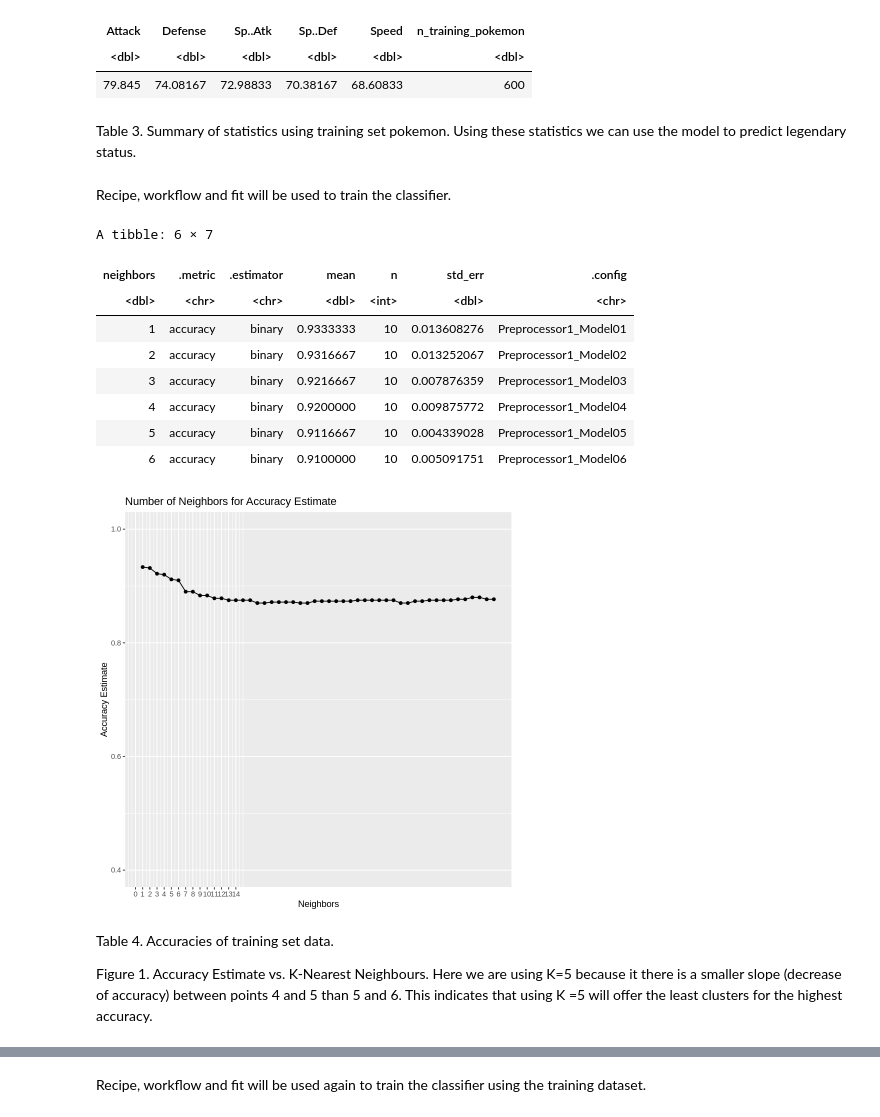
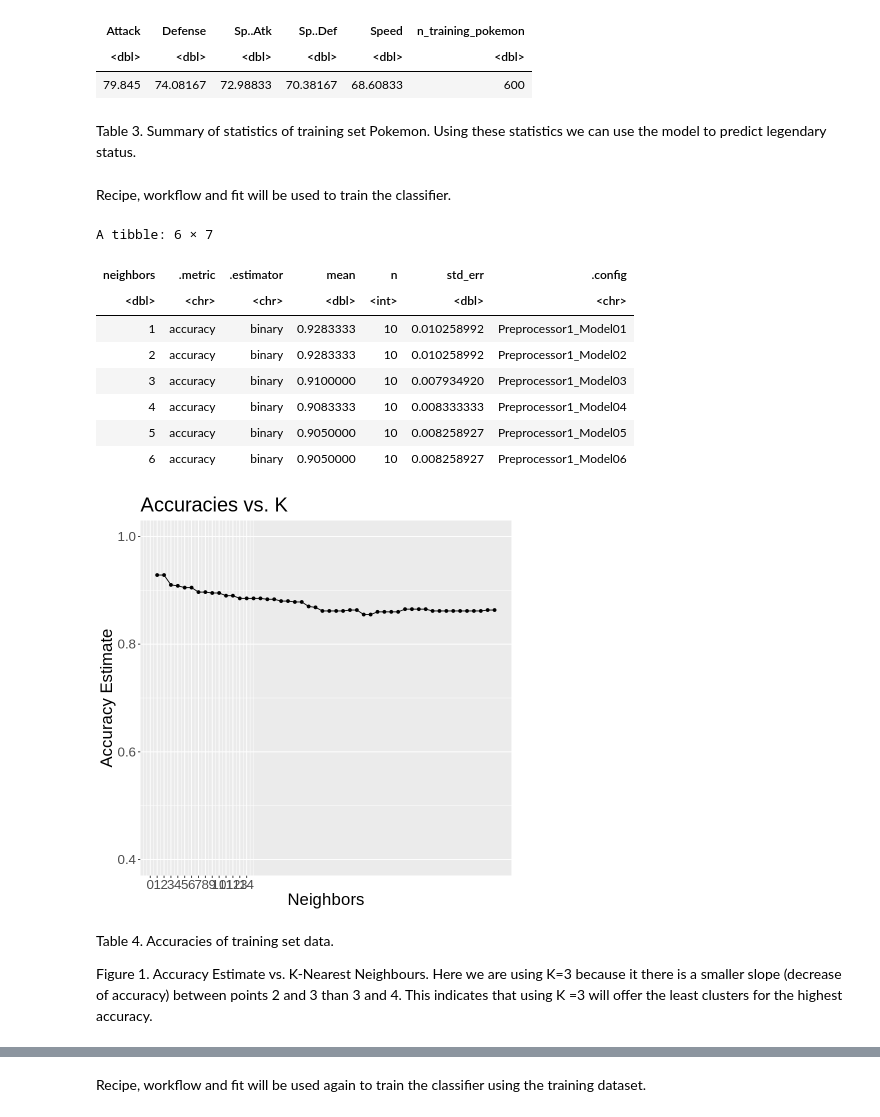
Before and after one commit to dlee03/DSCI_group_project, a Jupyter notebook: groupproject.ipynb, the cells around one changed output, grey strips where cells are left out. Cells and saved outputs as stored; diff of their text form; code cells hidden in the pictures.

```diff
--- a/groupproject.ipynb
+++ b/groupproject.ipynb
@@ -132,7 +132,7 @@ A tibble: 1 × 6
 | <dbl> | <dbl> | <dbl> | <dbl> | <dbl> | <dbl> |
 | 79.845 | 74.08167 | 72.98833 | 70.38167 | 68.60833 | 600 |
 # %% [markdown]
-Table 3. Summary of statistics using training set pokemon. Using these statistics we can use the model to predict legendary status.
+Table 3. Summary of statistics of training set Pokemon. Using these statistics we can use the model to predict legendary status.
 # %%
 #create a recipe and model for the analysis
 
@@ -149,41 +149,42 @@ Recipe, workflow and fit will be used to train the classifier.
 # %%
 #cross-validate and tune the model using a 10-fold cross-validation
 pokemon_vfold <- vfold_cv(pokemon_train, v = 10, strata = Legendary)
 
 kvals <- tibble(neighbors = seq(from = 1, to = 50, by = 1))
 
 pokemon_k_test <- workflow() |>
     add_recipe(pokemon_recipe) |>
     add_model(pokemon_spec) |>
     tune_grid(resamples = pokemon_vfold, grid = kvals) |>
     collect_metrics()
 
 accuracies <- pokemon_k_test |>
     filter(.metric == "accuracy")
 head(accuracies)
 
 k_val_plot <-  ggplot(accuracies, aes(x = neighbors, y = mean))+
        geom_point() +
        geom_line() +
        labs(x = "Neighbors", y = "Accuracy Estimate") +
-       ggtitle ("Number of Neighbors for Accuracy Estimate")+
+       ggtitle ("Accuracies vs. K")+
+       theme(text = element_text(size =20))+
        scale_x_continuous(breaks = seq(0, 14, by = 1)) +
        scale_y_continuous(limits = c(0.4, 1.0))
 k_val_plot
 # %% [output]
 A tibble: 6 × 7
 | neighbors | .metric | .estimator | mean | n | std_err | .config |
 | <dbl> | <chr> | <chr> | <dbl> | <int> | <dbl> | <chr> |
-| 1 | accuracy | binary | 0.9333333 | 10 | 0.013608276 | Preprocessor1_Model01 |
-| 2 | accuracy | binary | 0.9316667 | 10 | 0.013252067 | Preprocessor1_Model02 |
-| 3 | accuracy | binary | 0.9216667 | 10 | 0.007876359 | Preprocessor1_Model03 |
-| 4 | accuracy | binary | 0.9200000 | 10 | 0.009875772 | Preprocessor1_Model04 |
-| 5 | accuracy | binary | 0.9116667 | 10 | 0.004339028 | Preprocessor1_Model05 |
-| 6 | accuracy | binary | 0.9100000 | 10 | 0.005091751 | Preprocessor1_Model06 |
+| 1 | accuracy | binary | 0.9283333 | 10 | 0.010258992 | Preprocessor1_Model01 |
+| 2 | accuracy | binary | 0.9283333 | 10 | 0.010258992 | Preprocessor1_Model02 |
+| 3 | accuracy | binary | 0.9100000 | 10 | 0.007934920 | Preprocessor1_Model03 |
+| 4 | accuracy | binary | 0.9083333 | 10 | 0.008333333 | Preprocessor1_Model04 |
+| 5 | accuracy | binary | 0.9050000 | 10 | 0.008258927 | Preprocessor1_Model05 |
+| 6 | accuracy | binary | 0.9050000 | 10 | 0.008258927 | Preprocessor1_Model06 |
-[figure, old version]
+[figure, new version]
 # %% [markdown]
 Table 4. Accuracies of training set data.
 
-Figure 1. Accuracy Estimate vs. K-Nearest Neighbours. Here we are using K=5 because it there is a smaller slope (decrease of accuracy) between points 4 and 5 than 5 and 6. This indicates that using K =5 will offer the least clusters for the highest accuracy.
+Figure 1. Accuracy Estimate vs. K-Nearest Neighbours. Here we are using K=3 because it there is a smaller slope (decrease of accuracy) between points 2 and 3 than 3 and 4. This indicates that using K =3 will offer the least clusters for the highest accuracy.
 # %%
 #create a new model with k = 5
```
Also changed, not shown: parts of 3 cells of this notebook.
